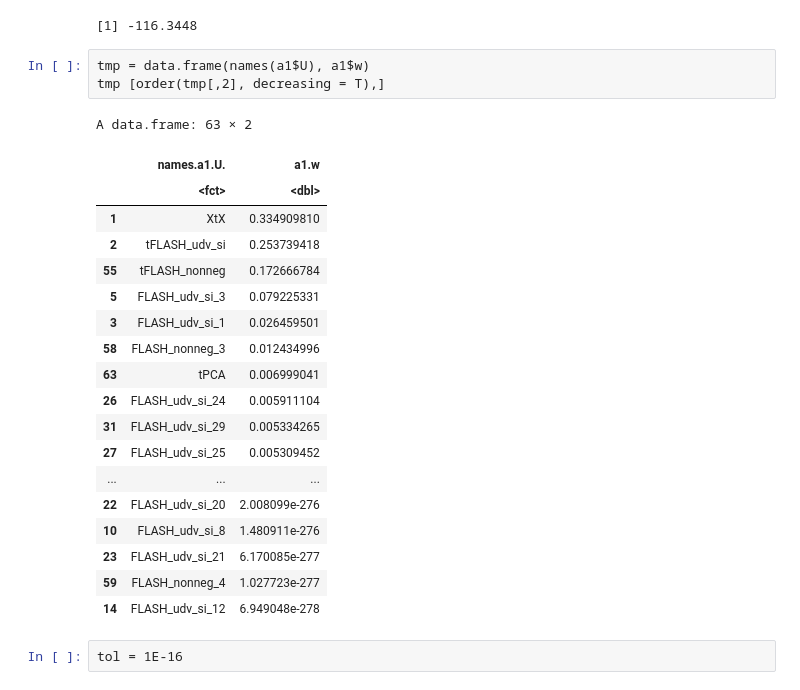
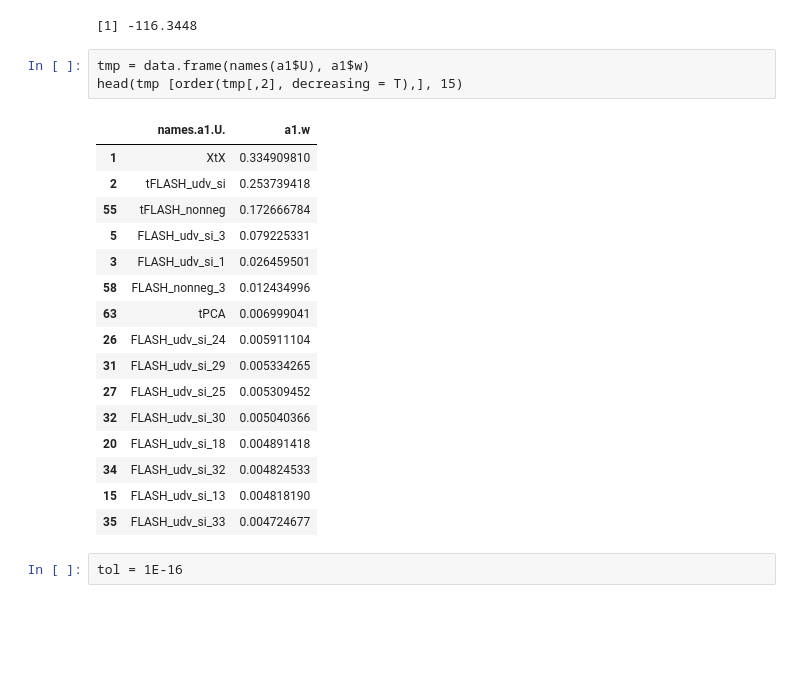
Before and after one commit to gaow/mvarbvs, a Jupyter notebook: analysis/multivariate/20210228_Mixture_Prior_Results.ipynb, the cells around one changed output. Saved outputs shown, nothing was run; the diff lists cells and outputs as text; blank space fills up the shorter version.

```diff
--- a/analysis/multivariate/20210228_Mixture_Prior_Results.ipynb
+++ b/analysis/multivariate/20210228_Mixture_Prior_Results.ipynb
@@ -24,11 +24,9 @@ a1$loglik[length(a1$loglik)]
 [1] -116.3448
 # %%
 tmp = data.frame(names(a1$U), a1$w)
-tmp [order(tmp[,2], decreasing = T),]
+head(tmp [order(tmp[,2], decreasing = T),], 15)
 # %% [output]
-A data.frame: 63 × 2
 |  | names.a1.U. | a1.w |
-|  | <fct> | <dbl> |
 | 1 | XtX | 0.334909810 |
 | 2 | tFLASH_udv_si | 0.253739418 |
 | 55 | tFLASH_nonneg | 0.172666784 |
@@ -39,12 +37,11 @@ A data.frame: 63 × 2
 | 26 | FLASH_udv_si_24 | 0.005911104 |
 | 31 | FLASH_udv_si_29 | 0.005334265 |
 | 27 | FLASH_udv_si_25 | 0.005309452 |
-| ... | ... | ... |
-| 22 | FLASH_udv_si_20 | 2.008099e-276 |
-| 10 | FLASH_udv_si_8 | 1.480911e-276 |
-| 23 | FLASH_udv_si_21 | 6.170085e-277 |
-| 59 | FLASH_nonneg_4 | 1.027723e-277 |
-| 14 | FLASH_udv_si_12 | 6.949048e-278 |
+| 32 | FLASH_udv_si_30 | 0.005040366 |
+| 20 | FLASH_udv_si_18 | 0.004891418 |
+| 34 | FLASH_udv_si_32 | 0.004824533 |
+| 15 | FLASH_udv_si_13 | 0.004818190 |
+| 35 | FLASH_udv_si_33 | 0.004724677 |
 # %%
 tol = 1E-16
 # %%
```
Also changed, not shown: parts of 9 cells of this notebook, 2 other files.
